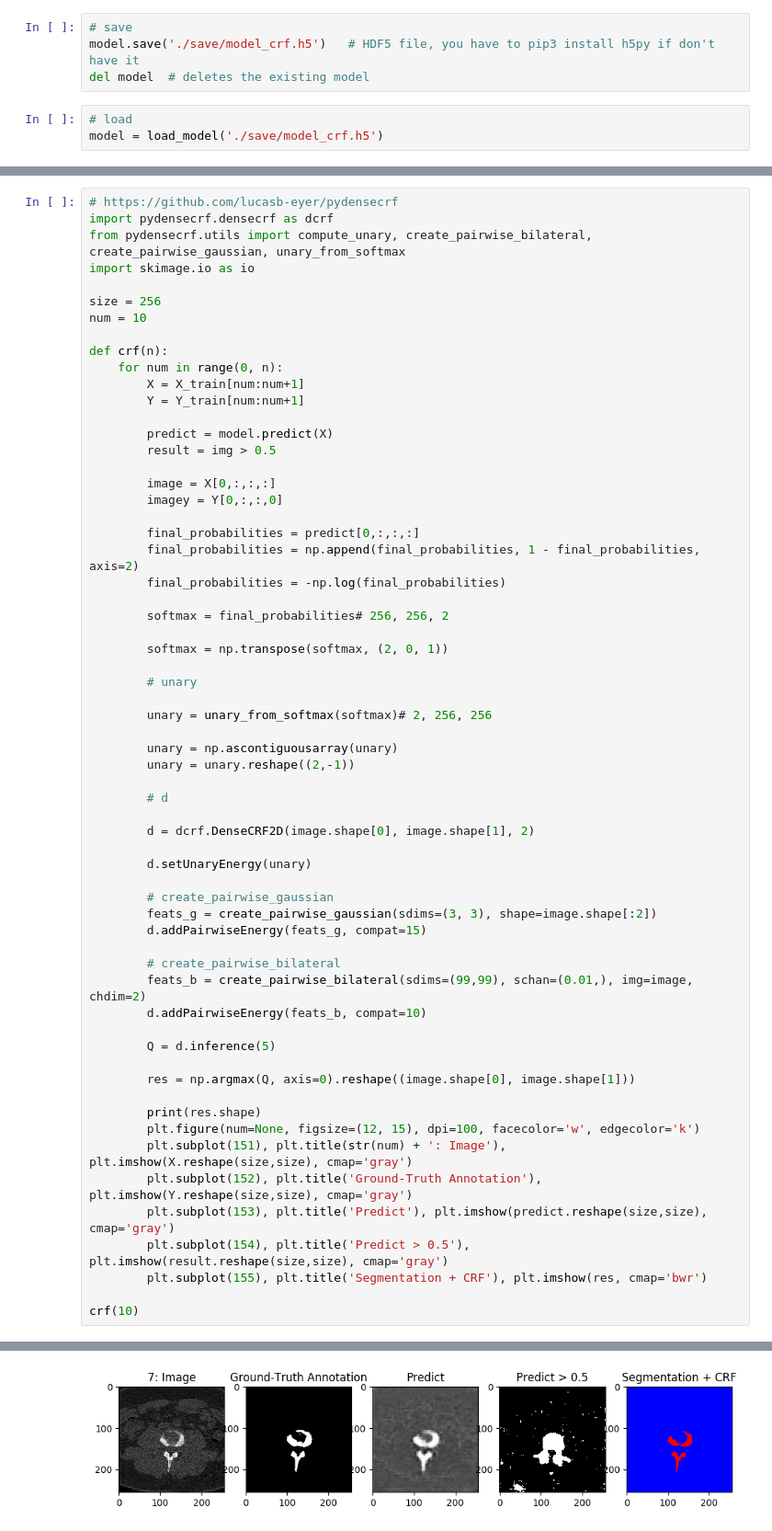
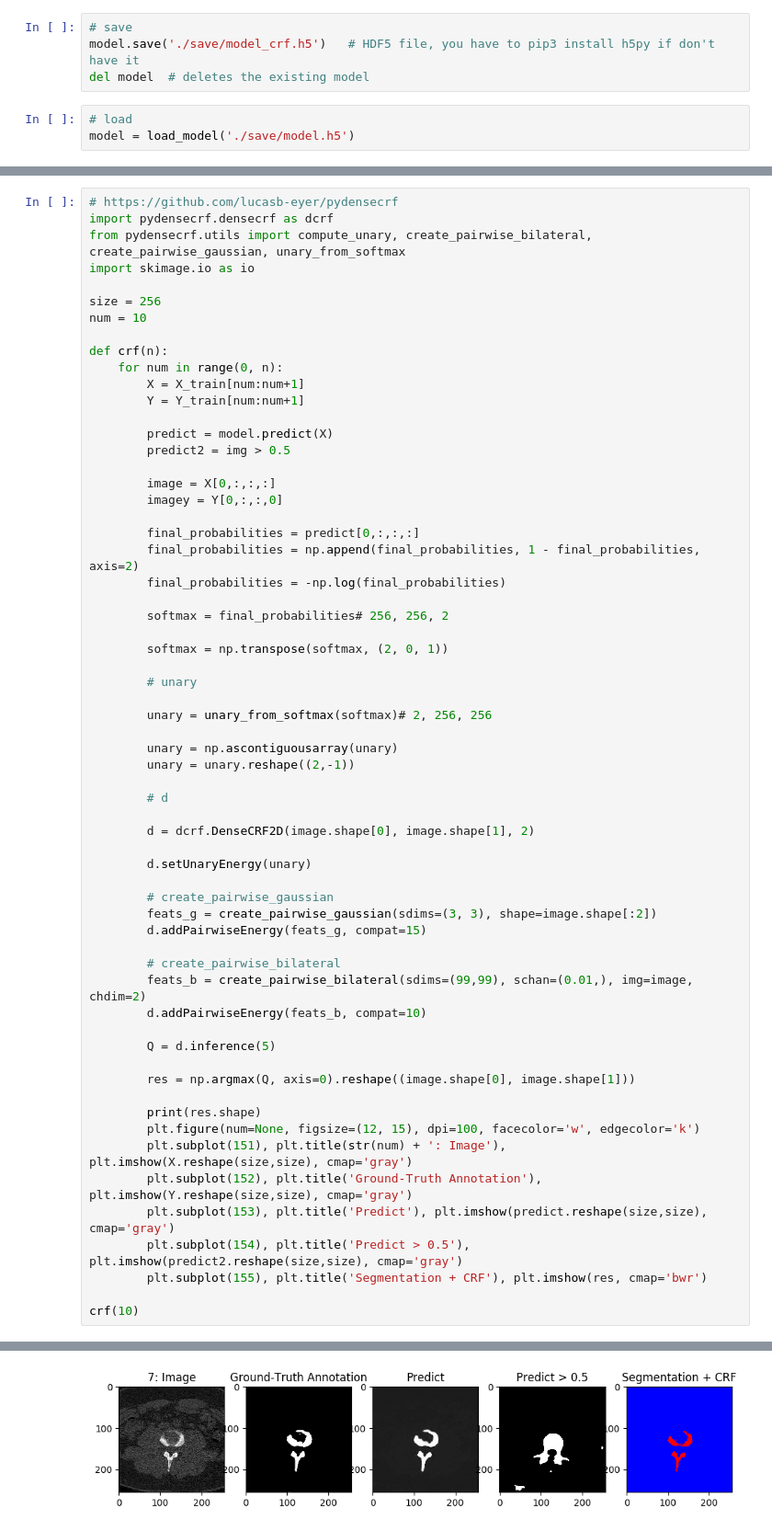
Before and after one commit to ianchen1015/segmentation, a Jupyter notebook: k/model_crf.ipynb, the cells around one changed output, grey strips where cells are left out. Shown at 92% size. Cells and saved outputs as stored; diff of their text form.

Commit message:
better model

```diff
--- a/k/model_crf.ipynb
+++ b/k/model_crf.ipynb
@@ -185,7 +185,7 @@ model.save('./save/model_crf.h5')   # HDF5 file, you have to pip3 install h5py i
 del model  # deletes the existing model
 # %%
 # load
-model = load_model('./save/model_crf.h5')
+model = load_model('./save/model.h5')
 # %%
 #num = 3
 for num in range(0, 11):
@@ -238,7 +238,7 @@ def crf(n):
         Y = Y_train[num:num+1]
 
         predict = model.predict(X)
-        result = img > 0.5
+        predict2 = img > 0.5
 
         image = X[0,:,:,:]
         imagey = Y[0,:,:,0]
@@ -281,7 +281,7 @@ def crf(n):
         plt.subplot(151), plt.title(str(num) + ': Image'), plt.imshow(X.reshape(size,size), cmap='gray')
         plt.subplot(152), plt.title('Ground-Truth Annotation'), plt.imshow(Y.reshape(size,size), cmap='gray')
         plt.subplot(153), plt.title('Predict'), plt.imshow(predict.reshape(size,size), cmap='gray')
-        plt.subplot(154), plt.title('Predict > 0.5'), plt.imshow(result.reshape(size,size), cmap='gray')
+        plt.subplot(154), plt.title('Predict > 0.5'), plt.imshow(predict2.reshape(size,size), cmap='gray')
         plt.subplot(155), plt.title('Segmentation + CRF'), plt.imshow(res, cmap='bwr')
 
 crf(10)
@@ -306 +306 @@ crf(10)
-[figure, old version]
+[figure, new version]
```
Also changed, not shown: parts of 2 cells of this notebook, 1 other file.
